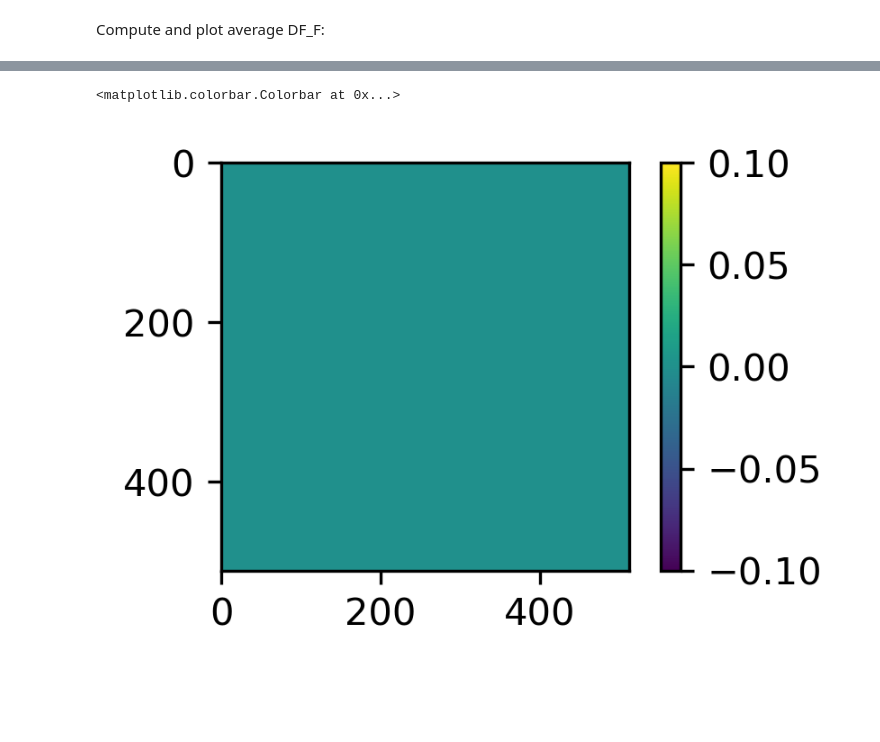
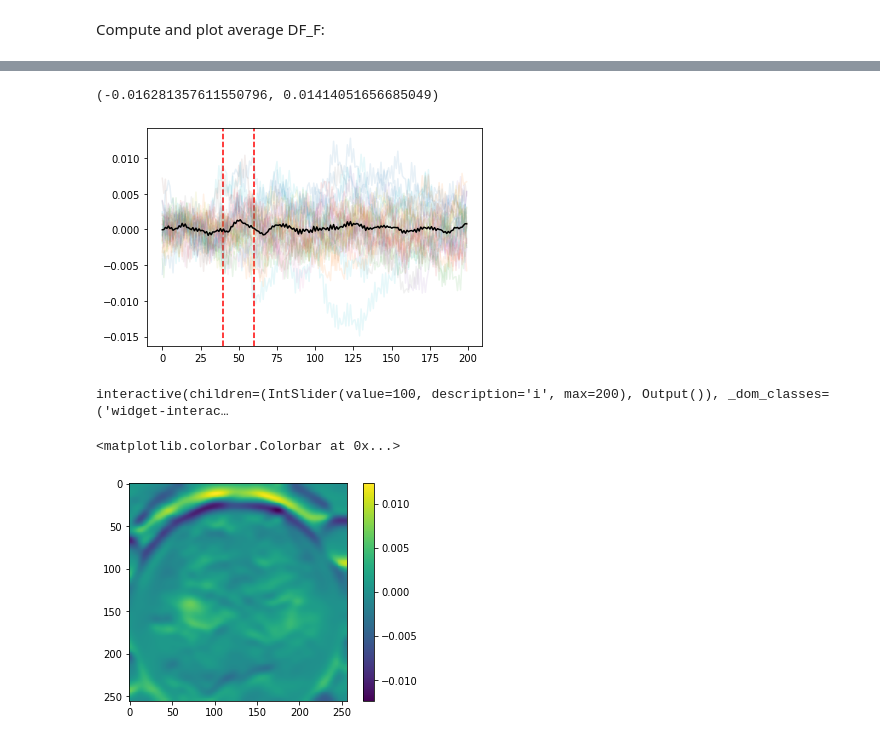
Before and after one commit to mattpanzeri/sensory_mapping, a Jupyter notebook: Scripts/compute_dff.ipynb, the cells around one changed output, grey strips where cells are left out. Saved outputs shown, nothing was run; the diff lists cells and outputs as text; code cells hidden in the pictures; blank space fills up the shorter version.

Commit message:
work on smoothed and downscaled data

```diff
--- a/Scripts/compute_dff.ipynb
+++ b/Scripts/compute_dff.ipynb
@@ -109,31 +115,2 @@ Stim type is Visual.
 # %% [markdown]
 Compute and plot average DF_F:
-# %%
-stim_area = data_json["Stimulated brain region"]
-
-img_avg_pre = np.zeros((512,512), dtype=np.float64)
-img_avg_stim = np.zeros((512,512), dtype=np.float64)
-img_avg_post = np.zeros((512,512), dtype=np.float64)
-for i in range(len(DF_F)):
-    img_avg_pre += np.mean(DF_F[i][:frames_pre, :, :], axis=0)
-    img_avg_stim += np.mean(DF_F[i][frames_pre:frames_pre+frames_stim, :, :], axis=0)
-    img_avg_post += np.mean(DF_F[i][frames_pre+frames_stim:frames_pre+frames_stim+frames_post, :, :], axis=0)
-
-img_avg_pre = img_avg_pre/len(DF_F)
-img_avg_stim = img_avg_stim/len(DF_F)
-img_avg_post = img_avg_post/len(DF_F)
-
-plt.figure(figsize=(3, 2), dpi=300)
-plt.title("%s pre" % (stim_area))
-plt.imshow(img_avg_pre)
-plt.colorbar()
-
-plt.figure(figsize=(3, 2), dpi=300)
-plt.title("%s stim" % (stim_area))
-plt.imshow(img_avg_stim)
-plt.colorbar()
-
-plt.figure(figsize=(3, 2), dpi=300)
-plt.title("%s post" % (stim_area))
-plt.imshow(img_avg_post)
-plt.colorbar()
@@ -145,9 +117,37 @@ plt.colorbar()
-# %%
-img_avg_post
-p = np.percentile(img_avg_post.flatten(), 95)
-plt.figure(figsize=(3, 2), dpi=300)
-plt.imshow(img_avg_post>p)
-plt.colorbar()
-# %% [output]
-<matplotlib.colorbar.Colorbar at 0x...>
-[figure, removed]
+# %%
+stim_area = data_json["Stimulated brain region"]
+
+img_avg = np.zeros((frames_pre+frames_post+frames_stim,256,256), dtype=np.float64)
+
+plt.figure()
+for i in range(len(DF_F)):
+    plt.plot(np.nanmean(DF_F[i],axis=(1,2)), alpha=0.1)
+    img_avg += DF_F[i]
+
+img_avg = img_avg/len(DF_F)
+plt.plot(np.nanmean(img_avg, axis=(1,2)), 'k-')
+y1,y2 = plt.ylim()
+plt.vlines((frames_pre, frames_pre+frames_stim),y1, y2, colors='r', linestyles='dashed')
+plt.ylim([y1,y2])
+# %% [output]
+(-0.016281357611550796, 0.01414051656685049)
+[figure, added]
+# %%
+import ipywidgets as widgets
+from ipywidgets import interact, interact_manual
+N = frames_pre + frames_stim + frames_post
+vmin = np.nanmin(img_avg)
+vmax = np.nanmax(img_avg)
+@interact
+def navigate_stack(i=(0,N,1)):
+    plt.imshow(img_avg[i],vmin=vmin, vmax=vmax)
+    plt.colorbar()
+# %% [output]
+interactive(children=(IntSlider(value=100, description='i', max=200), Output()), _dom_classes=('widget-interac…
+# %%
+plt.figure()
+plt.imshow(np.mean(img_avg[frames_pre:frames_pre+int(fps)], axis=0))
+plt.colorbar()
+# %% [output]
+<matplotlib.colorbar.Colorbar at 0x...>
+[figure, added]
```
Also changed, not shown: parts of 9 cells of this notebook.
